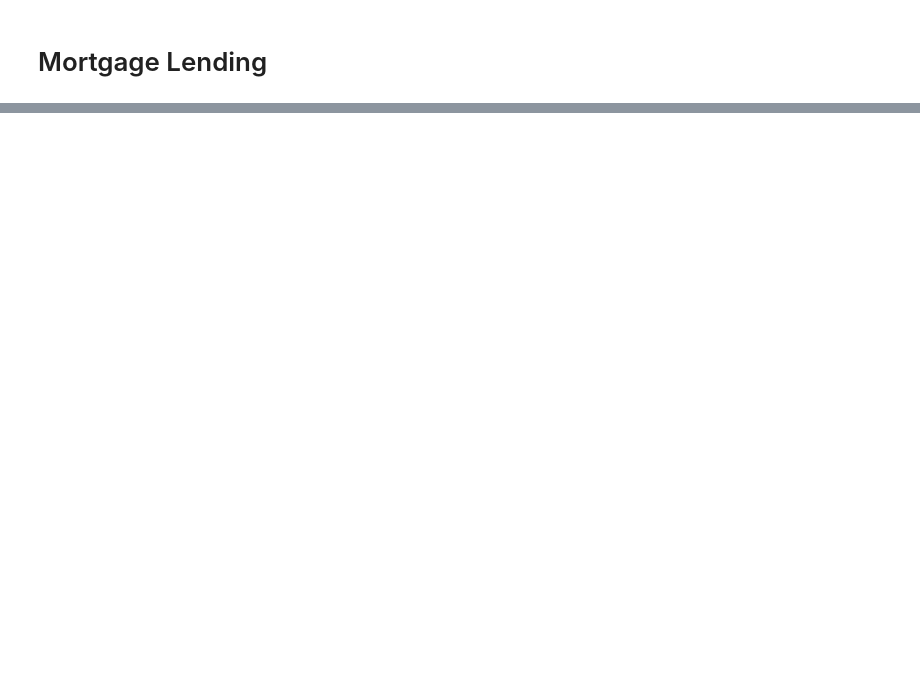
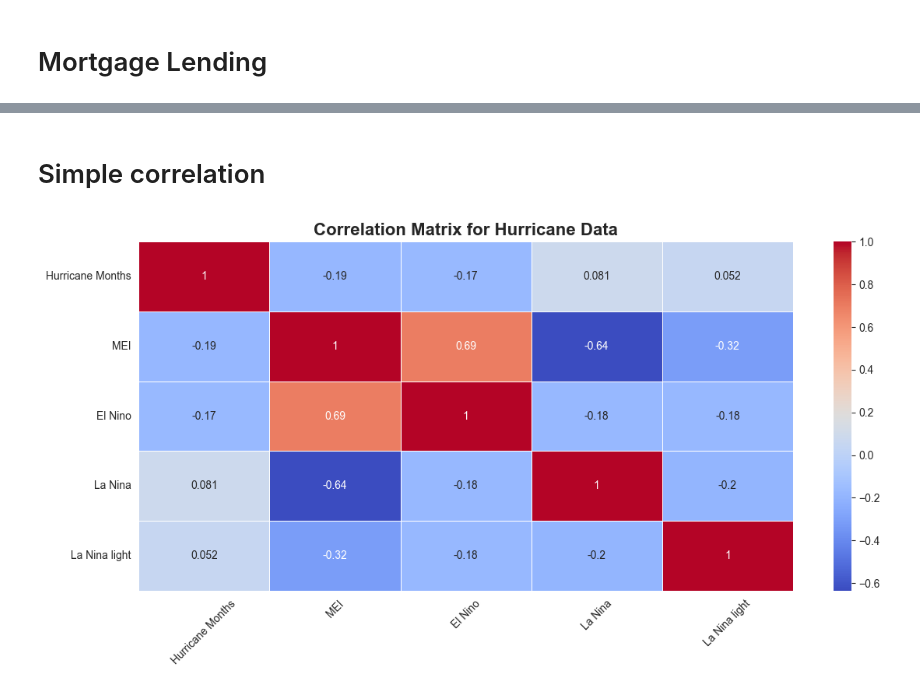
Before and after one commit to yannickpichardo/master_thesis, a Jupyter notebook: prelim_data.ipynb, the cells around one changed output, grey strips where cells are left out. Drawn from its saved outputs; the diff is of its cells as text; code cells hidden in the pictures; blank space fills up the shorter version.

```diff
--- a/prelim_data.ipynb
+++ b/prelim_data.ipynb
@@ -493,0 +609,41 @@ mainland_usa_gdf_HRCN = mainland_usa_gdf[selected_columns]
+# %%
+
+
+
+hurricane_df_agg = hurricane_df.groupby(['year', 'month']).agg({'id': 'nunique', 'max_wind': 'median', 'min_pressure': 'median', 'status': 'count'}).reset_index()
+display(hurricane_df_agg.head())
+
+#Convert enso_mei_long Month column to number of month
+enso_mei_long['Month Num'] = pd.to_datetime(enso_mei_long['Month'], format='%b').dt.month
+
+
+#Merge hurricane_df_agg to enso_mei_long on year and month
+hurricane_df_agg_merge = hurricane_df_agg.merge(enso_mei_long, left_on=['year', 'month'], right_on=['Year', 'Month Num'])
+#Create binary column for El Nino and La Nina
+hurricane_df_agg_merge['El Nino'] = np.where(hurricane_df_agg_merge['MEI'] >= 1, 1, 0)
+hurricane_df_agg_merge['La Nina'] = np.where(hurricane_df_agg_merge['MEI'] <= -1, 1, 0)
+hurricane_df_agg_merge['El Nino light'] = np.where((hurricane_df_agg_merge['MEI'] >= 0.5) & (hurricane_df_agg_merge['MEI'] < 1), 1, 0)
+hurricane_df_agg_merge['La Nina light'] = np.where((hurricane_df_agg_merge['MEI'] <= -0.5) & (hurricane_df_agg_merge['MEI'] > -1), 1, 0)
+display(hurricane_df_agg_merge)
+#display(hurricane_df_agg_merge.head())
+#Save aggregated hurricane data
+hurricane_df_agg_merge.to_csv('../Data/hurricane_df_agg_merge.csv')
+# %% [markdown]
+# Simple correlation
+# %%
+# Compute the correlation matrix
+correlation_matrix_agg = hurricane_df_agg_merge[['Hurricane Months', 'MEI', 'El Nino', 'La Nina', 'La Nina light']].corr()
+
+correlation_matrix_agg
+#Create correlation heatmap with seaborn with ID on the rows renamed as Hurricane Monts, and MEI, El Nino and La Nina on the columns
+plt.figure(figsize=(12, 6))
+sns.heatmap(correlation_matrix_agg, annot=True, cmap='coolwarm', linewidths=0.5)
+plt.title('Correlation Matrix for Hurricane Data', fontsize=16, fontweight='bold')
+plt.xticks(rotation=45)
+plt.yticks(rotation=0)
+plt.tight_layout()
+#Save plot in Plots folder with full quality
+plt.savefig('../Plots/correlation_matrix_agg.png', dpi=300)
+plt.show()
+# %% [output]
+[figure, added]
```
Also changed, not shown: parts of 21 cells of this notebook, 2 other files.
